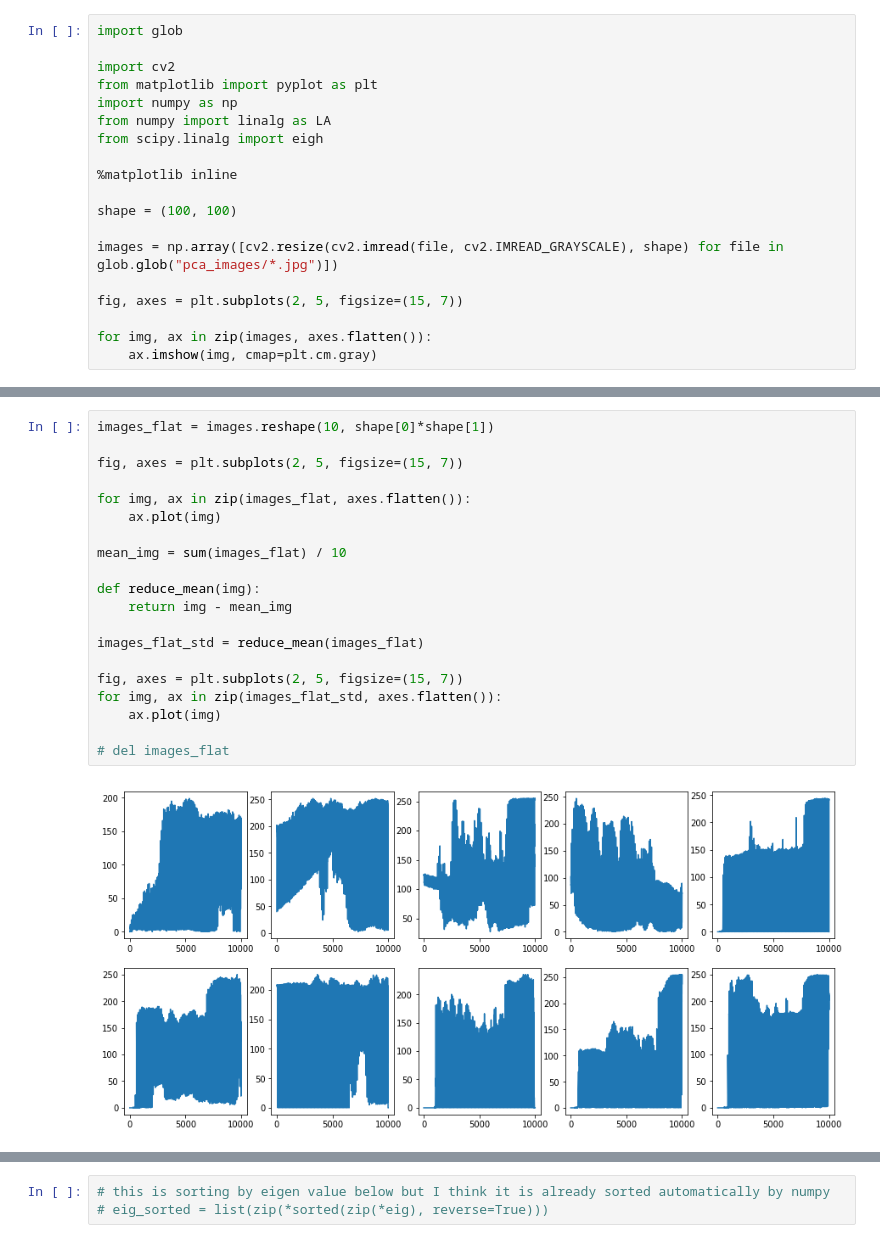
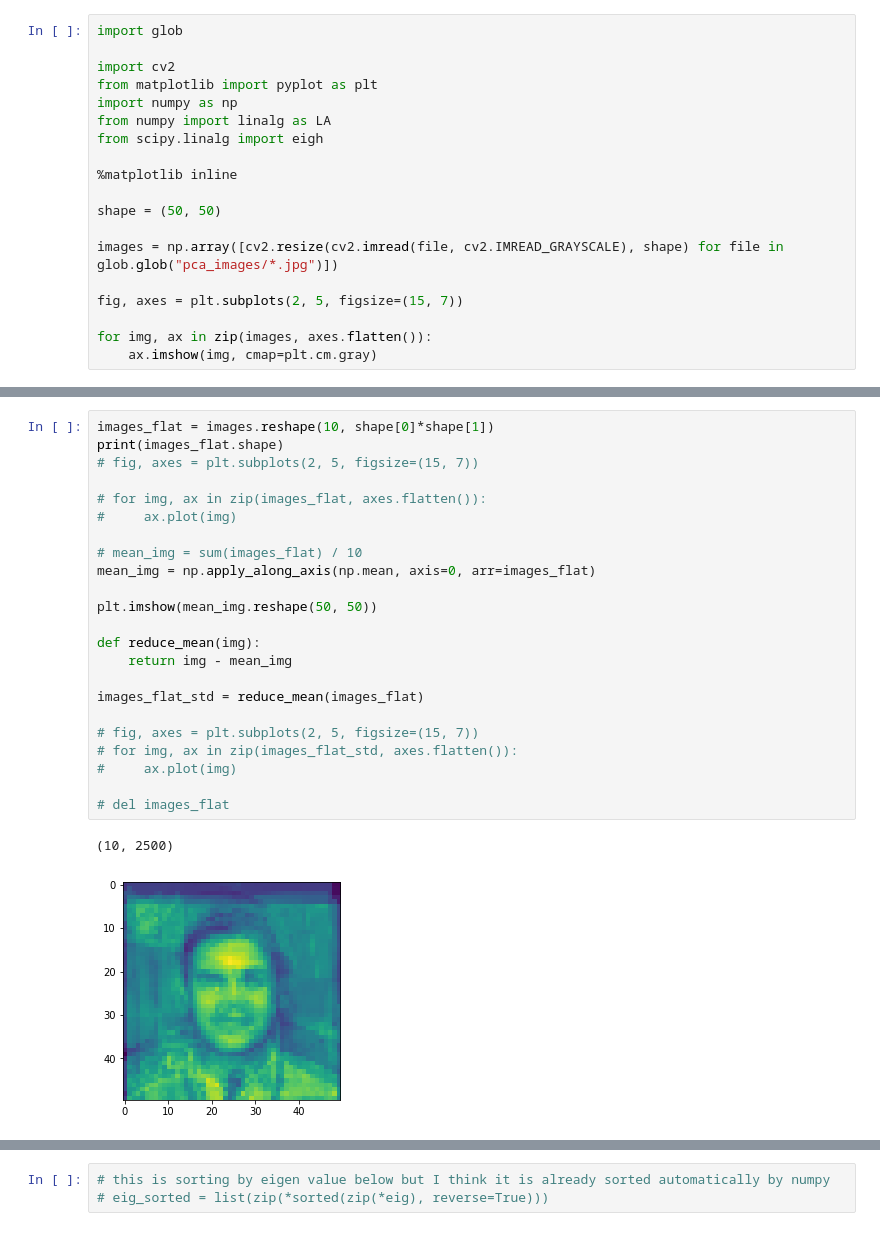
Before and after one commit to asterdrak/signal_processing, a Jupyter notebook: pca image.ipynb, the cells around one changed output, grey strips where cells are left out. Drawn from its saved outputs; the diff is of its cells as text.

```diff
--- a/pca image.ipynb
+++ b/pca image.ipynb
@@ -9,7 +9,7 @@ from scipy.linalg import eigh
 
 %matplotlib inline
 
-shape = (100, 100)
+shape = (50, 50)
 
 images = np.array([cv2.resize(cv2.imread(file, cv2.IMREAD_GRAYSCALE), shape) for file in glob.glob("pca_images/*.jpg")])
 
@@ -22,22 +22,26 @@ for img, ax in zip(images, axes.flatten()):
 # %%
 images_flat = images.reshape(10, shape[0]*shape[1])
+print(images_flat.shape)
+# fig, axes = plt.subplots(2, 5, figsize=(15, 7))
 
-fig, axes = plt.subplots(2, 5, figsize=(15, 7))
+# for img, ax in zip(images_flat, axes.flatten()):
+#     ax.plot(img)
 
-for img, ax in zip(images_flat, axes.flatten()):
-    ax.plot(img)
+# mean_img = sum(images_flat) / 10
+mean_img = np.apply_along_axis(np.mean, axis=0, arr=images_flat)
 
-mean_img = sum(images_flat) / 10
+plt.imshow(mean_img.reshape(50, 50))
 
 def reduce_mean(img):
     return img - mean_img
 
 images_flat_std = reduce_mean(images_flat)
 
-fig, axes = plt.subplots(2, 5, figsize=(15, 7))
-for img, ax in zip(images_flat_std, axes.flatten()):
-    ax.plot(img)
+# fig, axes = plt.subplots(2, 5, figsize=(15, 7))
+# for img, ax in zip(images_flat_std, axes.flatten()):
+#     ax.plot(img)
 
 # del images_flat
 # %% [output]
+(10, 2500)
-[figure, old version]
+[figure, new version]
```
Also changed, not shown: parts of 14 cells of this notebook.
